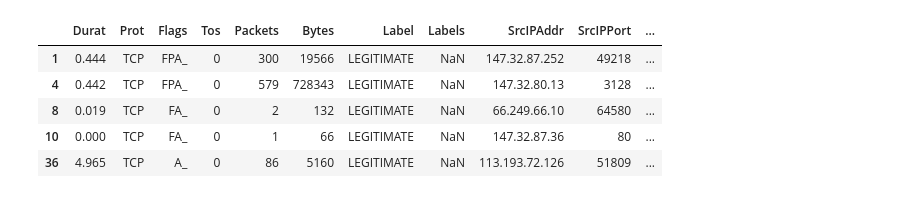
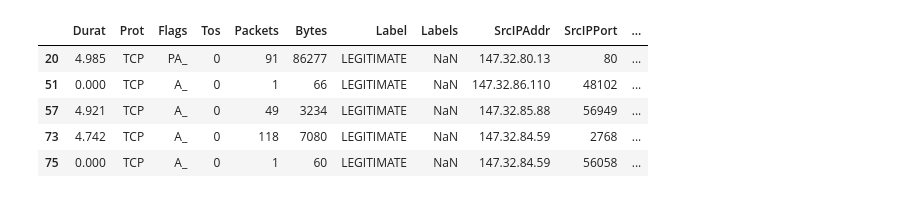
Before and after one commit to marius-pop0/CybeDataAnlaytics, a Jupyter notebook: Assignment3/flow_discretization.ipynb, the cells around one changed output. Cells and saved outputs as stored; diff of their text form; code cells hidden in the pictures.

```diff
--- a/Assignment3/flow_discretization.ipynb
+++ b/Assignment3/flow_discretization.ipynb
@@ -8,27 +8,29 @@ import socket, struct
 import netaddr
 from sklearn.cluster import KMeans
 # %%
-df = pd.read_csv('capture20110815-2.pcap.netflow.labeled.csv')
+tp = pd.read_csv('capture20110818.pcap.netflow.labeled.csv', chunksize=1000)
+df = pd.concat(tp, ignore_index=True)
+
 
 #preprocessing
 df = df[df['Label']!='Background']
 
 ips = df['SrcIPAddr:Port'].str.split(':')
 df['SrcIPAddr'] = ips.str[0]
 df['SrcIPPort'] = ips.str[-1]
 ips = df['DstIPAddr:Port'].str.split(':')
 df['DstIPAddr'] = ips.str[0]
 df['DstIPPort'] = ips.str[-1]
 
 df = df.drop(['Date', 'Flow_start', 'tmp', 'Flows', 'SrcIPAddr:Port', 'DstIPAddr:Port'], axis=1)
 df.head()
 # %% [output]
 |  | Durat | Prot | Flags | Tos | Packets | Bytes | Label | Labels | SrcIPAddr | SrcIPPort | ... |
-| 1 | 0.444 | TCP | FPA_ | 0 | 300 | 19566 | LEGITIMATE | NaN | 147.32.87.252 | 49218 | ... |
-| 4 | 0.442 | TCP | FPA_ | 0 | 579 | 728343 | LEGITIMATE | NaN | 147.32.80.13 | 3128 | ... |
-| 8 | 0.019 | TCP | FA_ | 0 | 2 | 132 | LEGITIMATE | NaN | 66.249.66.10 | 64580 | ... |
-| 10 | 0.000 | TCP | FA_ | 0 | 1 | 66 | LEGITIMATE | NaN | 147.32.87.36 | 80 | ... |
-| 36 | 4.965 | TCP | A_ | 0 | 86 | 5160 | LEGITIMATE | NaN | 113.193.72.126 | 51809 | ... |
+| 20 | 4.985 | TCP | PA_ | 0 | 91 | 86277 | LEGITIMATE | NaN | 147.32.80.13 | 80 | ... |
+| 51 | 0.000 | TCP | A_ | 0 | 1 | 66 | LEGITIMATE | NaN | 147.32.86.110 | 48102 | ... |
+| 57 | 4.921 | TCP | A_ | 0 | 49 | 3234 | LEGITIMATE | NaN | 147.32.85.88 | 56949 | ... |
+| 73 | 4.742 | TCP | A_ | 0 | 118 | 7080 | LEGITIMATE | NaN | 147.32.84.59 | 2768 | ... |
+| 75 | 0.000 | TCP | A_ | 0 | 1 | 60 | LEGITIMATE | NaN | 147.32.84.59 | 56058 | ... |
 # %%
 #clusters numerical
 df_numerical = df[['Durat', 'Packets', 'Bytes']]
```
Also changed, not shown: parts of 5 cells of this notebook, 1 other file.
